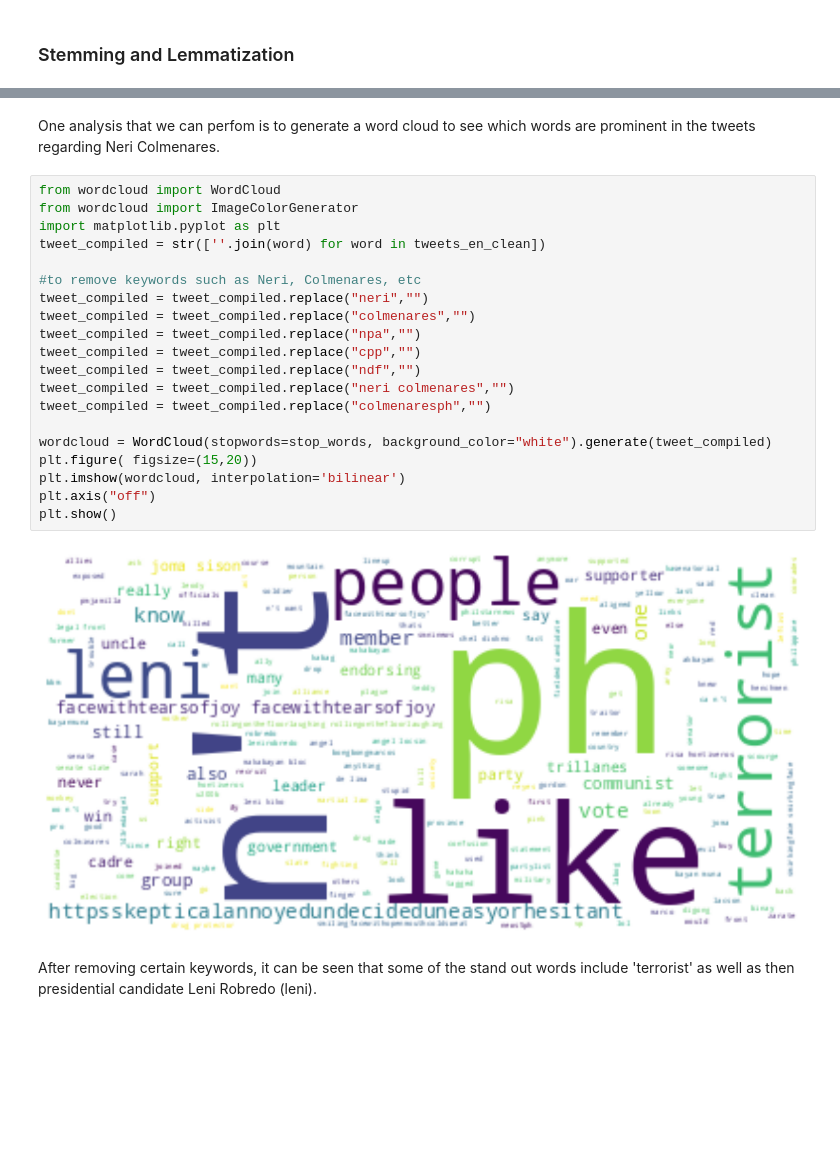
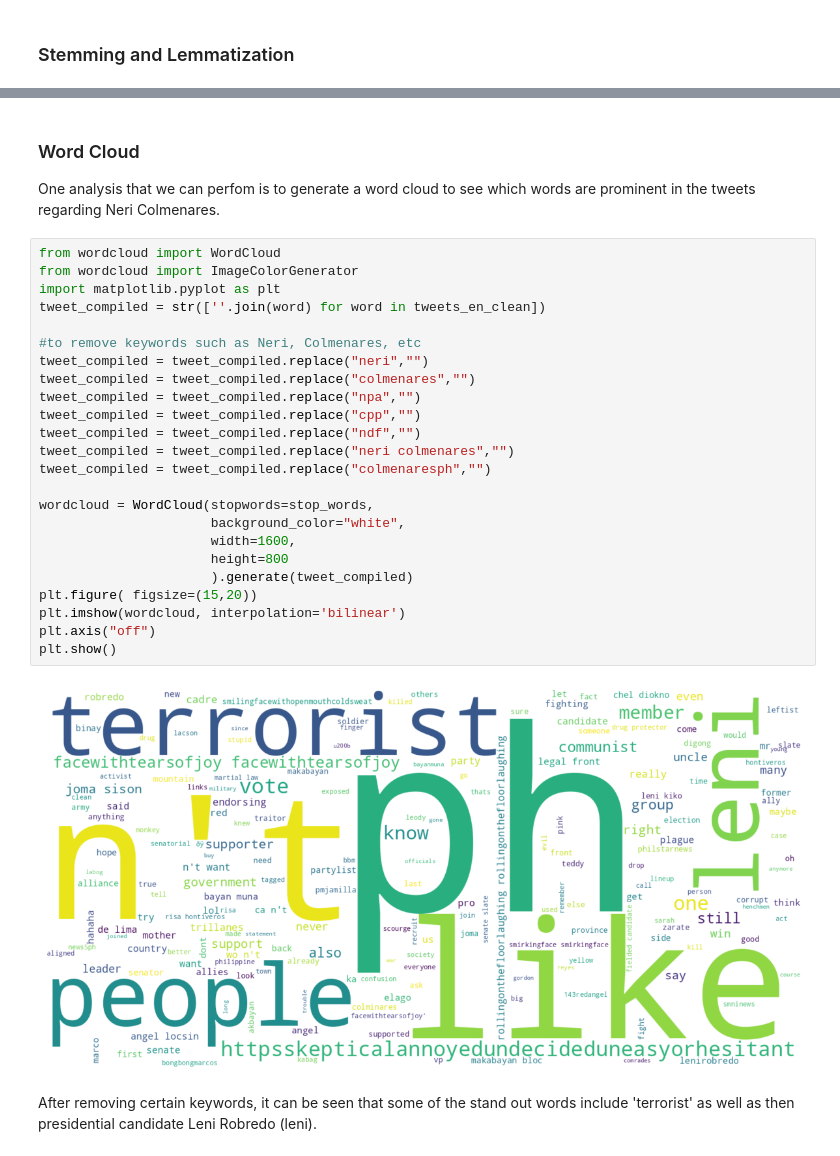
Before and after one commit to deckardsworkspace/cs132-group3, a Jupyter notebook: data-exploration/cs132_data_exploration.ipynb, the cells around one changed output, grey strips where cells are left out. Drawn from its saved outputs; the diff is of its cells as text; blank space fills up the shorter version.

```diff
--- a/data-exploration/cs132_data_exploration.ipynb
+++ b/data-exploration/cs132_data_exploration.ipynb
@@ -565,27 +565,32 @@ df_tweets.style.set_properties(**{'text-align': 'left'})
 # %% [markdown]
+### Word Cloud
 One analysis that we can perfom is to generate a word cloud to see which words are prominent in the tweets regarding Neri Colmenares.
 # %%
 from wordcloud import WordCloud
 from wordcloud import ImageColorGenerator
 import matplotlib.pyplot as plt
 tweet_compiled = str([''.join(word) for word in tweets_en_clean])
 
 #to remove keywords such as Neri, Colmenares, etc
 tweet_compiled = tweet_compiled.replace("neri","")
 tweet_compiled = tweet_compiled.replace("colmenares","")
 tweet_compiled = tweet_compiled.replace("npa","")
 tweet_compiled = tweet_compiled.replace("cpp","")
 tweet_compiled = tweet_compiled.replace("ndf","")
 tweet_compiled = tweet_compiled.replace("neri colmenares","")
 tweet_compiled = tweet_compiled.replace("colmenaresph","")
 
-wordcloud = WordCloud(stopwords=stop_words, background_color="white").generate(tweet_compiled)
+wordcloud = WordCloud(stopwords=stop_words,
+                      background_color="white",
+                      width=1600,
+                      height=800
+                      ).generate(tweet_compiled)
 plt.figure( figsize=(15,20))
 plt.imshow(wordcloud, interpolation='bilinear')
 plt.axis("off")
 plt.show()
 # %% [output]
-[figure, old version]
+[figure, new version]
 # %% [markdown]
 After removing certain keywords, it can be seen that some of the stand out words include 'terrorist' as well as then presidential candidate Leni Robredo (leni).
 # %%
```
Also changed, not shown: parts of 23 cells of this notebook, 10 other files.
